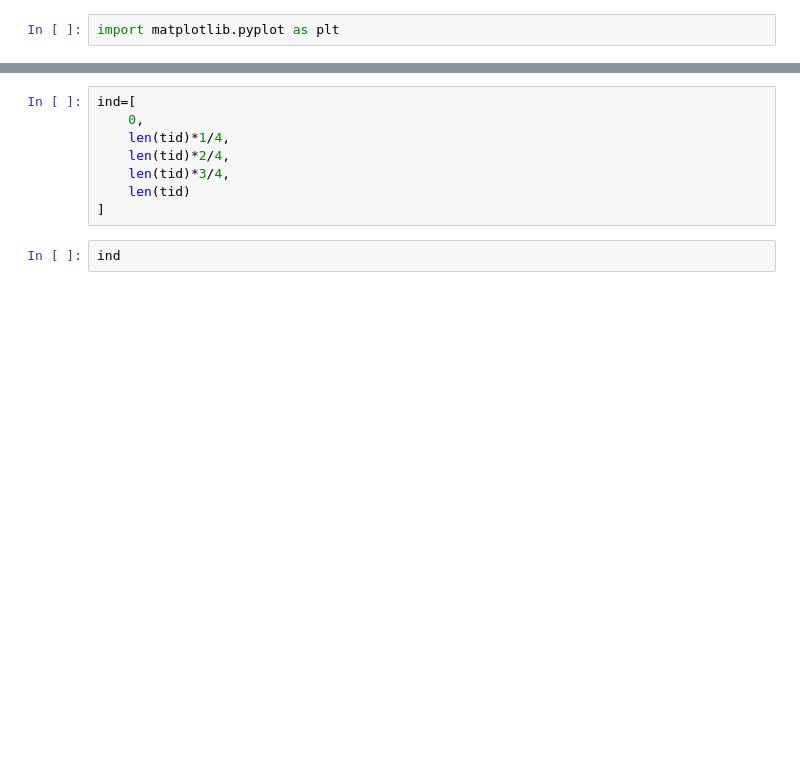
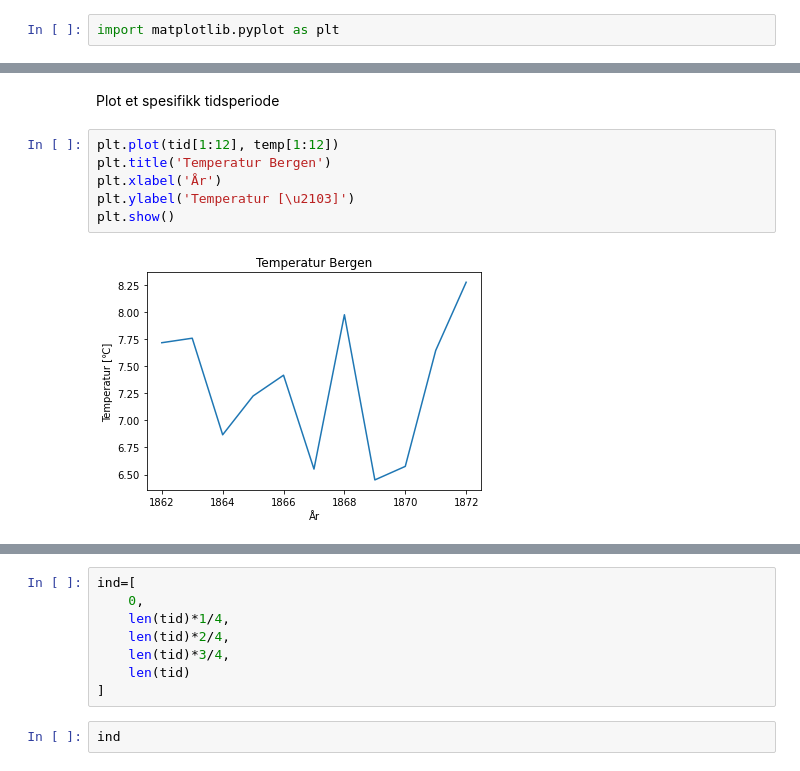
Before and after one commit to irendundas/EkteData, a Jupyter notebook: NAT624/Del3_Recap.ipynb, the cells around one changed output, grey strips where cells are left out. Saved outputs shown, nothing was run; the diff lists cells and outputs as text; blank space fills up the shorter version.

```diff
--- a/NAT624/Del3_Recap.ipynb
+++ b/NAT624/Del3_Recap.ipynb
@@ -90,0 +124,10 @@ import matplotlib.pyplot as plt
+# %% [markdown]
+Plot et spesifikk tidsperiode
+# %%
+plt.plot(tid[1:12], temp[1:12])
+plt.title('Temperatur Bergen')
+plt.xlabel('År')
+plt.ylabel('Temperatur [\u2103]')
+plt.show()
+# %% [output]
+[figure, added]
```
Also changed, not shown: parts of 36 cells of this notebook.
